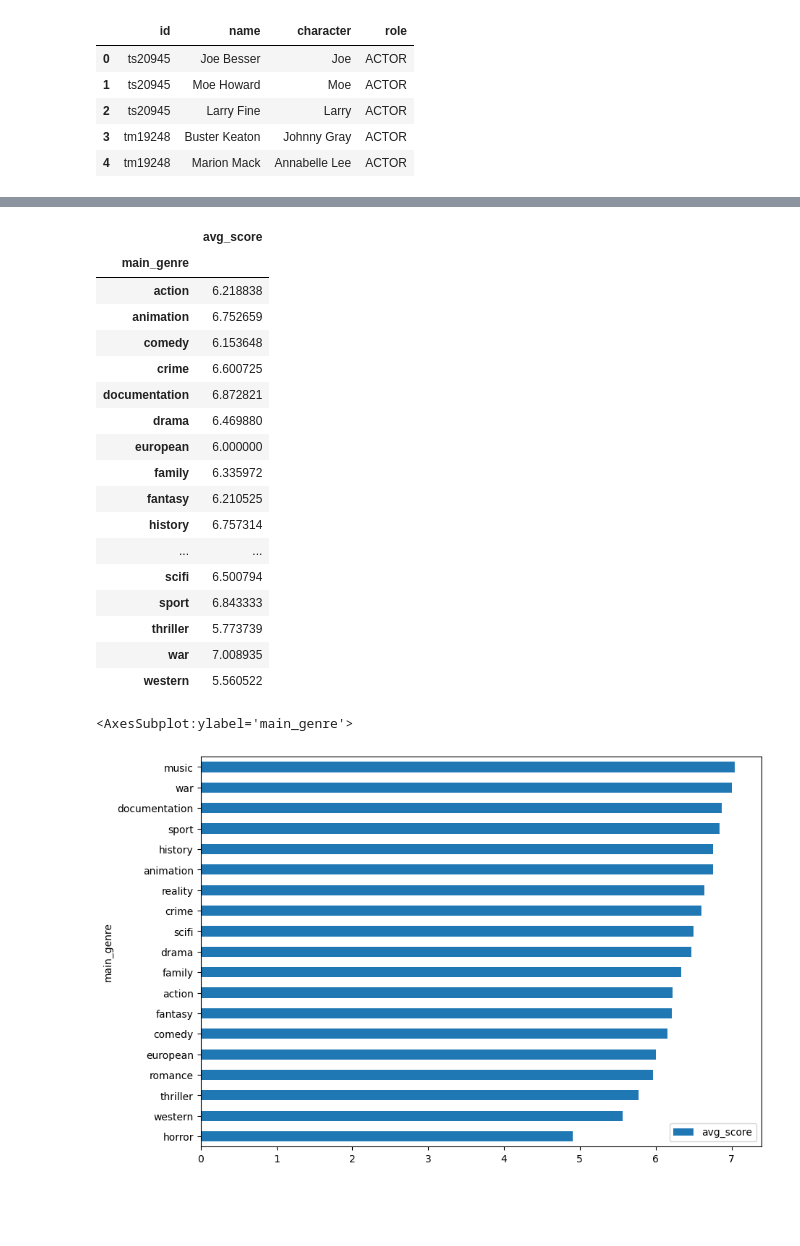
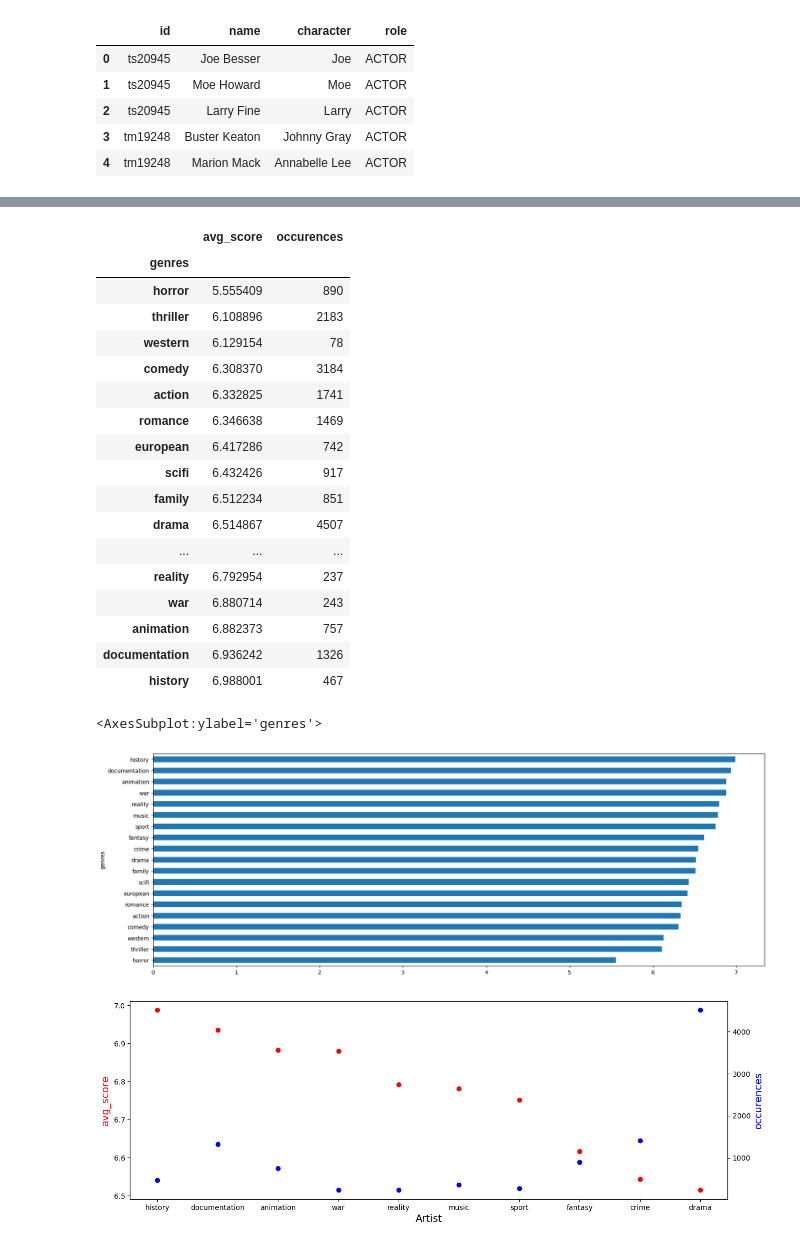
Before and after one commit to quytrungg/Group1_Final_Project_CSC17104, a Jupyter notebook: phase_3_data_analysis/data_analysis.ipynb, the cells around one changed output, grey strips where cells are left out. Saved outputs shown, nothing was run; the diff lists cells and outputs as text; code cells hidden in the pictures; blank space fills up the shorter version.

```diff
--- a/phase_3_data_analysis/data_analysis.ipynb
+++ b/phase_3_data_analysis/data_analysis.ipynb
@@ -54,5 +197,7 @@ df_data.head()
 # %%
-genre_score = df_data[df_data['release_year'] >= 2012].loc[:, ['main_genre', 'imdb_score', 'tmdb_score']].drop_duplicates().reset_index(drop=True)
-genre_score = genre_score[genre_score['main_genre'] != '']
-genre_score
+genre_score = df_data[df_data['release_year'] >= 2012].loc[:, ['genres', 'imdb_score', 'tmdb_score']].drop_duplicates().dropna().reset_index(drop=True)
+genre_score = genre_score[genre_score['genres'] != '']
+genre_score['genres'].update(genre_score['genres'].str.split(', '))
+genre_score = genre_score.explode('genres').dropna().reset_index(drop=True)
+genre_score.head()
 # %% [output]
@@ -89,27 +220,42 @@ genre_score
 # %%
-genre_score_table = pd.pivot_table(genre_score, values='avg_score', index='main_genre', aggfunc=np.mean)
-genre_score_table
+genre_score_table = pd.pivot_table(genre_score, values='avg_score', index='genres', aggfunc={'genres':'count', 'avg_score': np.mean})
+genre_score_table = genre_score_table.rename(columns={'genres': 'occurences'})
+genre_score_table.sort_values(by=['avg_score', 'occurences'])
 # %% [output]
-|  | avg_score |
-| main_genre |  |
-| action | 6.218838 |
-| animation | 6.752659 |
-| comedy | 6.153648 |
-| crime | 6.600725 |
-| documentation | 6.872821 |
-| drama | 6.469880 |
-| european | 6.000000 |
-| family | 6.335972 |
-| fantasy | 6.210525 |
-| history | 6.757314 |
-| ... | ... |
-| scifi | 6.500794 |
-| sport | 6.843333 |
-| thriller | 5.773739 |
-| war | 7.008935 |
-| western | 5.560522 |
+|  | avg_score | occurences |
+| genres |  |  |
+| horror | 5.555409 | 890 |
+| thriller | 6.108896 | 2183 |
+| western | 6.129154 | 78 |
+| comedy | 6.308370 | 3184 |
+| action | 6.332825 | 1741 |
+| romance | 6.346638 | 1469 |
+| european | 6.417286 | 742 |
+| scifi | 6.432426 | 917 |
+| family | 6.512234 | 851 |
+| drama | 6.514867 | 4507 |
+| ... | ... | ... |
+| reality | 6.792954 | 237 |
+| war | 6.880714 | 243 |
+| animation | 6.882373 | 757 |
+| documentation | 6.936242 | 1326 |
+| history | 6.988001 | 467 |
 # %%
-genre_score_table.sort_values(by='avg_score').plot.barh(figsize=(10, 7))
+genre_score_table['avg_score'].sort_values().plot.barh(figsize=(20, 7))
 # %% [output]
-<AxesSubplot:ylabel='main_genre'>
+<AxesSubplot:ylabel='genres'>
-[figure, old version]
+[figure, new version]
+# %%
+plotdata = genre_score_table.nlargest(n=10, columns=['avg_score', 'occurences'])
+
+fig, ax = plt.subplots(figsize=(15, 5))
+ax.scatter(plotdata.index, plotdata['avg_score'], color="red", marker='o')
+ax.set_xlabel("Artist", fontsize = 14)
+ax.set_ylabel("avg_score", color="red", fontsize=14)
+
+ax2=ax.twinx()
+ax2.scatter(plotdata.index, plotdata['occurences'], color="blue", marker='o')
+ax2.set_ylabel("occurences", color="blue", fontsize=14)
+plt.show()
+# %% [output]
+[figure, added]
```
Also changed, not shown: parts of 25 cells of this notebook.
